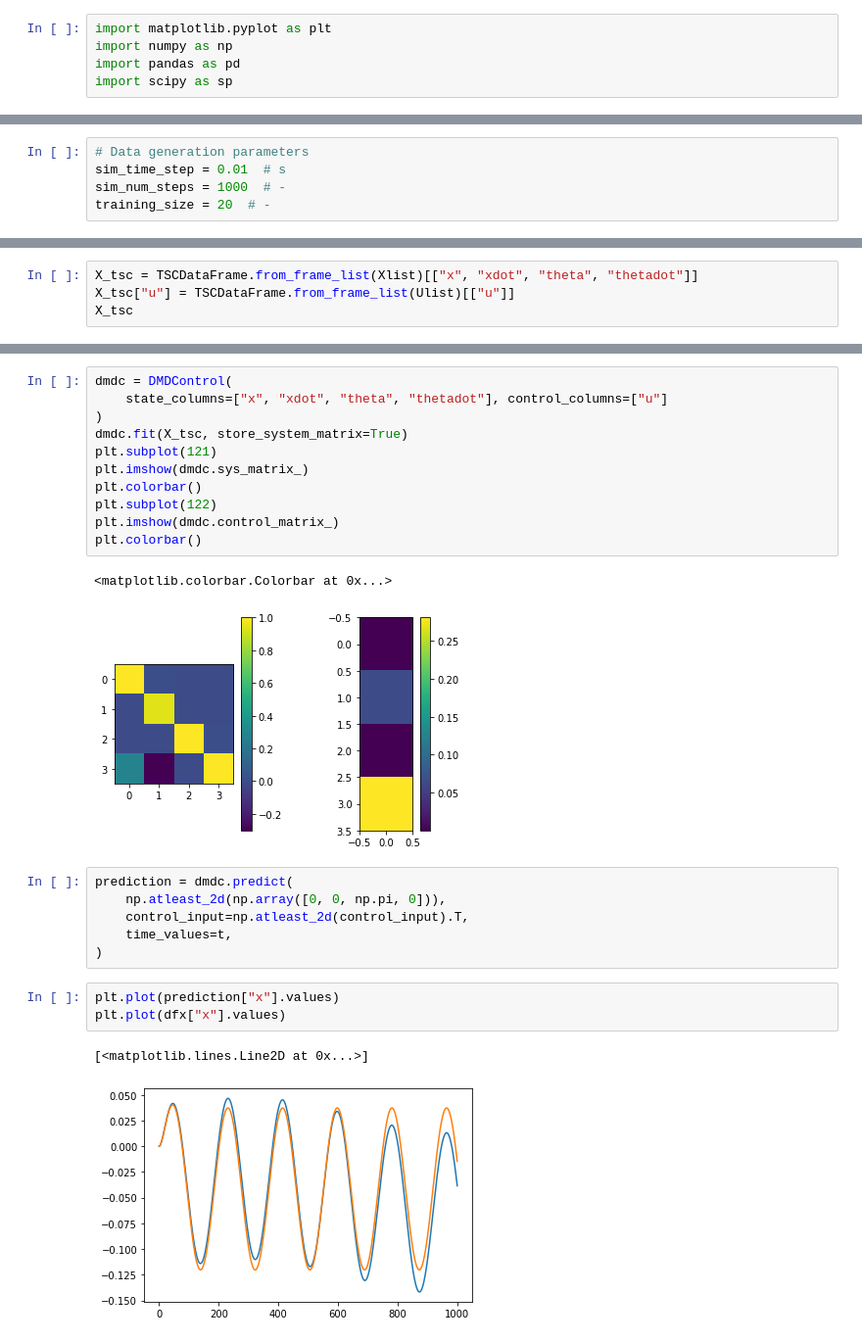
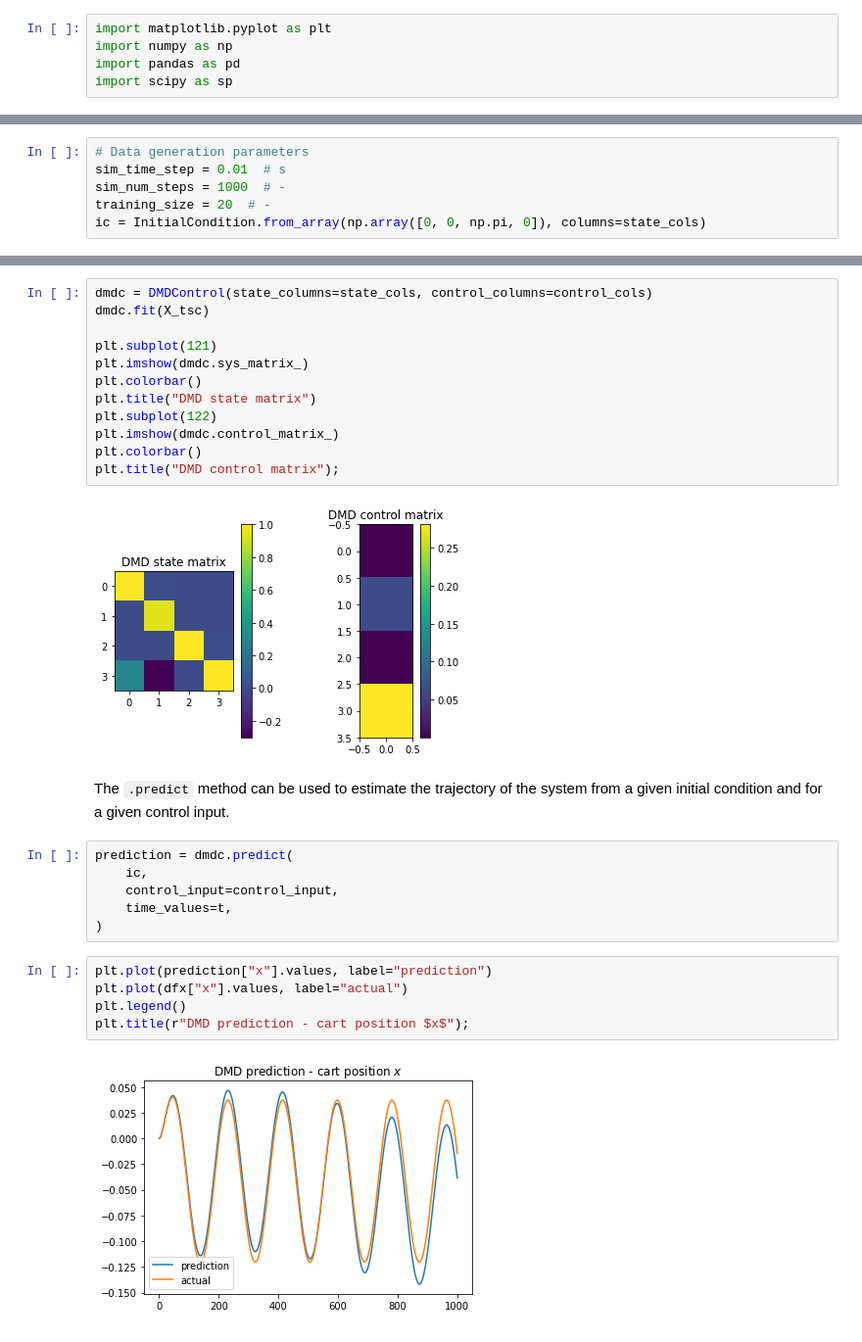
Before and after one commit to datafold-dev/datafold, a Jupyter notebook: tutorials/09_basic_koopman_mpc.ipynb, the cells around one changed output, grey strips where cells are left out. Shown at 98% size. Saved outputs shown, nothing was run; the diff lists cells and outputs as text.

```diff
--- a/tutorials/09_basic_koopman_mpc.ipynb
+++ b/tutorials/09_basic_koopman_mpc.ipynb
@@ -27,3 +29,4 @@ from datafold.utils.kmpc import InvertedPendulum
 sim_time_step = 0.01  # s
 sim_num_steps = 1000  # -
 training_size = 20  # -
+ic = InitialCondition.from_array(np.array([0, 0, np.pi, 0]), columns=state_cols)
@@ -83,4 +94,0 @@ plt.plot(U[0].ravel())
-# %%
-X_tsc = TSCDataFrame.from_frame_list(Xlist)[["x", "xdot", "theta", "thetadot"]]
-X_tsc["u"] = TSCDataFrame.from_frame_list(Ulist)[["u"]]
-X_tsc
@@ -113,27 +102,30 @@ DMDControl(control_columns=['u'],
 # %%
-dmdc = DMDControl(
-    state_columns=["x", "xdot", "theta", "thetadot"], control_columns=["u"]
-)
-dmdc.fit(X_tsc, store_system_matrix=True)
+dmdc = DMDControl(state_columns=state_cols, control_columns=control_cols)
+dmdc.fit(X_tsc)
+
 plt.subplot(121)
 plt.imshow(dmdc.sys_matrix_)
 plt.colorbar()
+plt.title("DMD state matrix")
 plt.subplot(122)
 plt.imshow(dmdc.control_matrix_)
 plt.colorbar()
+plt.title("DMD control matrix");
 # %% [output]
-<matplotlib.colorbar.Colorbar at 0x...>
-[figure, old version]
+[figure, new version]
+# %% [markdown]
+The `.predict` method can be used to estimate the trajectory of the system from a given initial condition and for a given control input.
 # %%
 prediction = dmdc.predict(
-    np.atleast_2d(np.array([0, 0, np.pi, 0])),
-    control_input=np.atleast_2d(control_input).T,
+    ic,
+    control_input=control_input,
     time_values=t,
 )
 # %%
-plt.plot(prediction["x"].values)
-plt.plot(dfx["x"].values)
+plt.plot(prediction["x"].values, label="prediction")
+plt.plot(dfx["x"].values, label="actual")
+plt.legend()
+plt.title(r"DMD prediction - cart position $x$");
 # %% [output]
-[<matplotlib.lines.Line2D at 0x...>]
-[figure, old version]
+[figure, new version]
 # %% [markdown]
```
Also changed, not shown: parts of 33 cells of this notebook, 3 other files.
